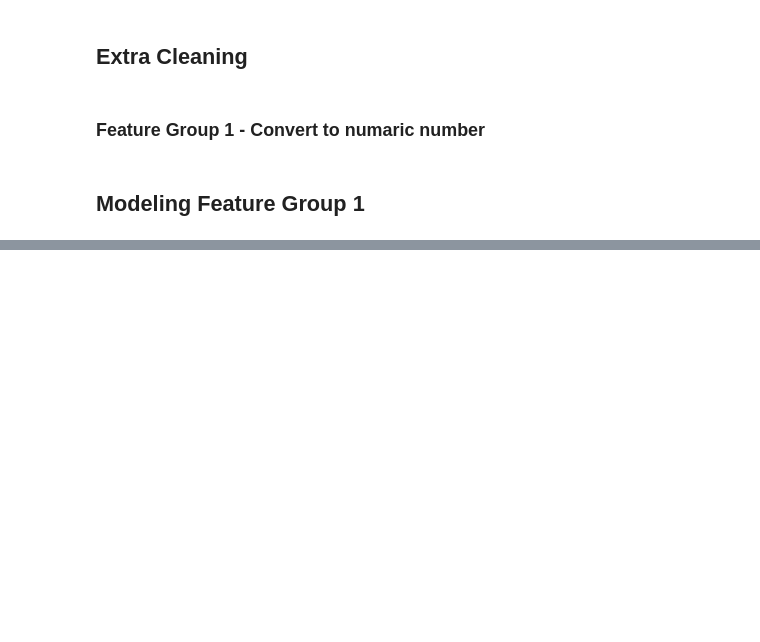
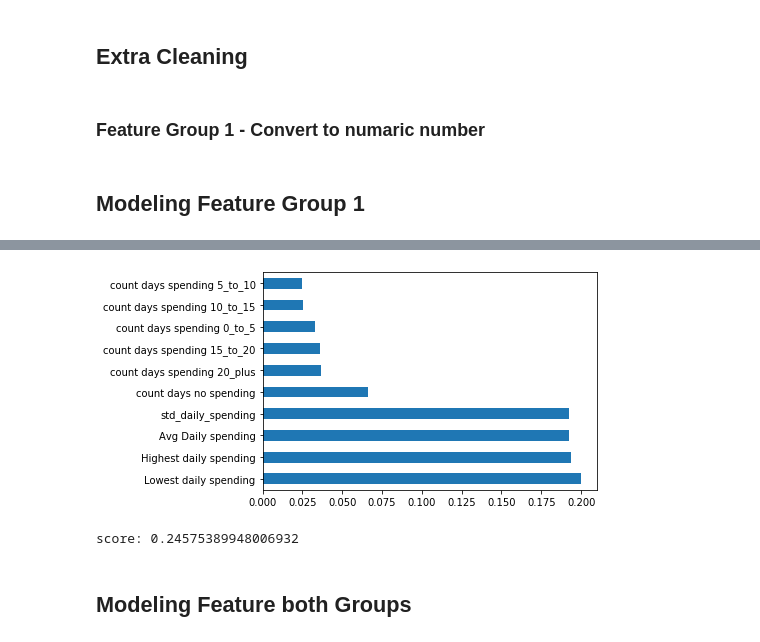
Before and after one commit to LeoYuanjieLi/starbucks_ml, a Jupyter notebook: Model_Training.ipynb, the cells around one changed output, grey strips where cells are left out. Drawn from its saved outputs; the diff is of its cells as text; code cells hidden in the pictures; blank space fills up the shorter version.

```diff
--- a/Model_Training.ipynb
+++ b/Model_Training.ipynb
@@ -48,0 +67,15 @@ X_train, X_test, y_train, y_test = train_test_split(np.asarray(X_1), y, test_siz
+# %%
+clf = RandomForestClassifier(n_estimators=100,
+                             random_state=11,
+                            min_samples_split=10)
+clf.fit(X_train_2, y_train_2)
+
+feat_importances = pd.Series(clf.feature_importances_, index=X_2.columns)
+feat_importances.nlargest(14).plot(kind='barh')
+plt.show()
+print('score:', clf.score(X_test_2, y_test_2))
+# %% [output]
+[figure, added]
+score: 0.24575389948006932
+# %% [markdown]
+## Modeling Feature both Groups
```
Also changed, not shown: parts of 8 cells of this notebook.
